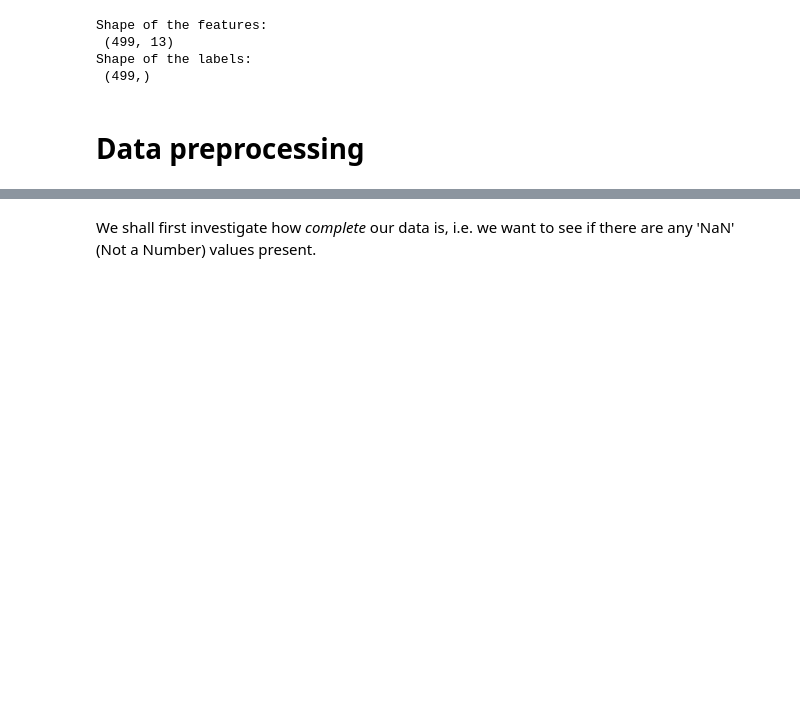
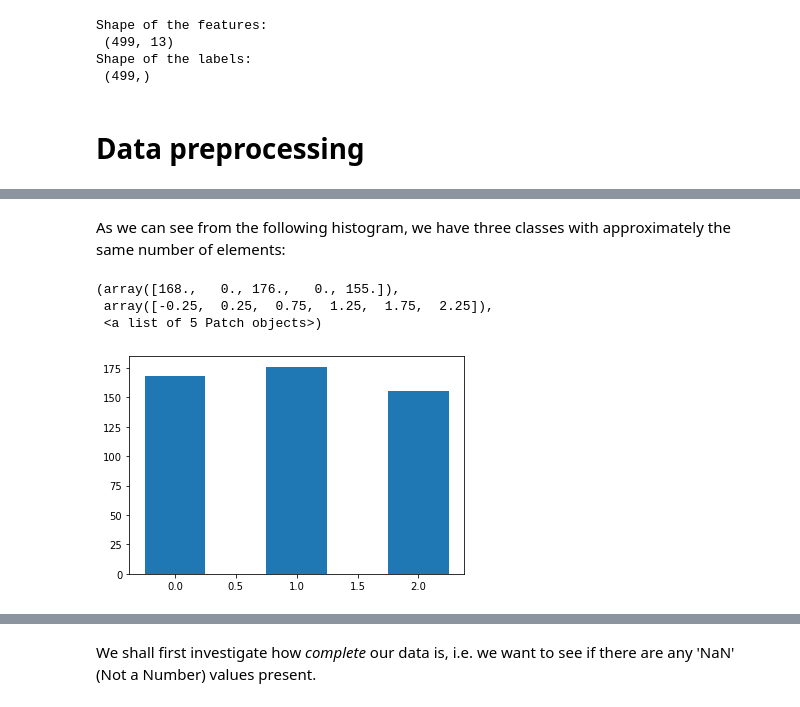
Before and after one commit to maximilian-janisch/2020-UZH-Random-Forests, a Jupyter notebook: Maximilian-Marco.ipynb, the cells around one changed output, grey strips where cells are left out. Drawn from its saved outputs; the diff is of its cells as text; code cells hidden in the pictures; blank space fills up the shorter version.

```diff
--- a/Maximilian-Marco.ipynb
+++ b/Maximilian-Marco.ipynb
@@ -142,0 +162,9 @@ _Example: The feature 'id' stands for the internal dataset code. We consider thi
+# %% [markdown]
+As we can see from the following histogram, we have three classes with approximately the same number of elements:
+# %%
+plt.hist(y, bins=[-0.25, 0.25, 0.75, 1.25, 1.75, 2.25])
+# %% [output]
+(array([168.,   0., 176.,   0., 155.]),
+ array([-0.25,  0.25,  0.75,  1.25,  1.75,  2.25]),
+ <a list of 5 Patch objects>)
+[figure, added]
```
Also changed, not shown: parts of 39 cells of this notebook, 1 other file.
